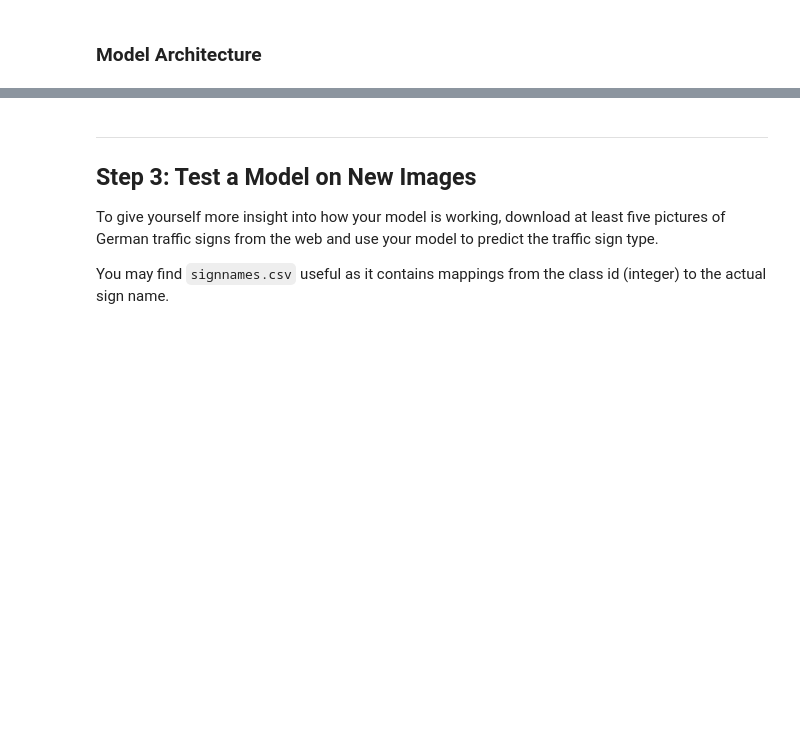
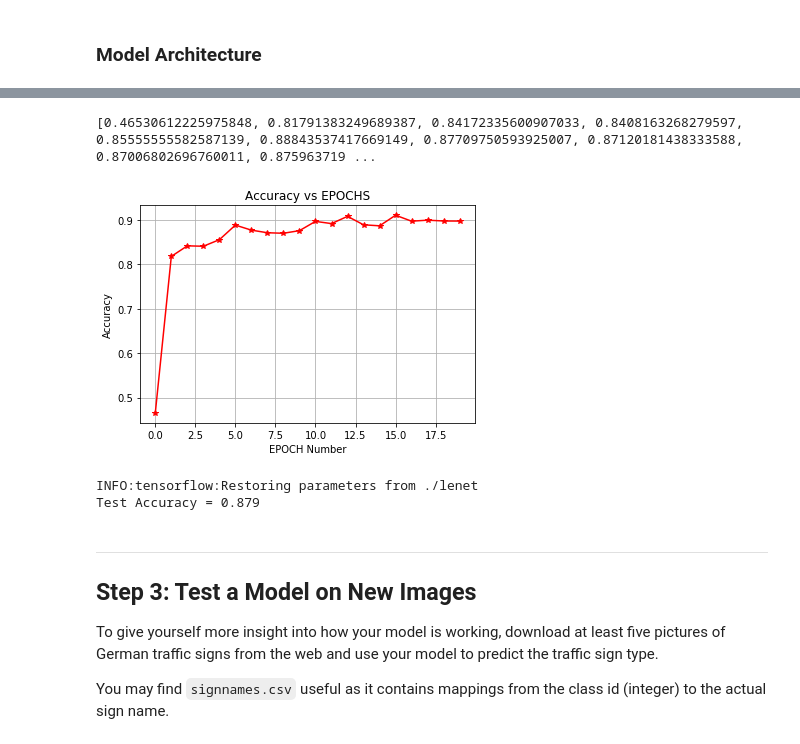
Before and after one commit to gvp-study/CarND-Traffic-Sign-Classifier-Project, a Jupyter notebook: Traffic_Sign_Classifier2.ipynb, the cells around one changed output, grey strips where cells are left out. Drawn from its saved outputs; the diff is of its cells as text; code cells hidden in the pictures; blank space fills up the shorter version.

```diff
--- a/Traffic_Sign_Classifier2.ipynb
+++ b/Traffic_Sign_Classifier2.ipynb
@@ -306,11 +367,11 @@ from tensorflow.contrib.layers import flatten
 def LeNet(x):
     # Arguments used for tf.truncated_normal, randomly defines variables for the weights and biases for each layer
     mu = 0
-    sigma = 0.01
+    sigma = 0.001
 
     # SOLUTION: Layer 1: Convolutional. Input = 32x32x3. Output = 28x28x6.
-    #conv1_W = tf.Variable(tf.truncated_normal(shape=(5, 5, 3, 6), mean = mu, stddev = sigma))
-    conv1_W = tf.Variable(tf.truncated_normal(shape=(3, 3, 3, 6), mean = mu, stddev = sigma))
+    conv1_W = tf.Variable(tf.truncated_normal(shape=(5, 5, 3, 6), mean = mu, stddev = sigma))
+    #conv1_W = tf.Variable(tf.truncated_normal(shape=(3, 3, 3, 6), mean = mu, stddev = sigma))
     conv1_b = tf.Variable(tf.zeros(6))
     conv1   = tf.nn.conv2d(x, conv1_W, strides=[1, 1, 1, 1], padding='VALID') + conv1_b
 
@@ -364,7 +425,7 @@ def LeNet(x):
 ### Calculate and
 x = tf.placeholder(tf.float32, (None, 32, 32, 3))
 y = tf.placeholder(tf.int32, (None))
-one_hot_y = tf.one_hot(y, 43)
+one_hot_y = tf.one_hot(y, n_classes)
 # %%
 ### report the accuracy on the training and validation set.
 ### Once a final model architecture is selected,
@@ -405,12 +466,14 @@ def evaluate(X_data, y_data):
 ### Train the model
 ###
 EPOCHS = 20
-BATCH_SIZE = 32
+BATCH_SIZE = 64
 from random import shuffle
 
+acclist = []
+
 with tf.Session() as sess:
-    #sess.run(tf.global_variables_initializer())
-    sess.run(tf.initialize_all_variables())
+    sess.run(tf.global_variables_initializer())
+    #sess.run(tf.initialize_all_variables())
     num_examples = len(X_train)
 
     print("Training...")
@@ -426,6 +489,7 @@ with tf.Session() as sess:
             sess.run(training_operation, feed_dict={x: batch_x, y: batch_y})
 
         validation_accuracy = evaluate(X_valid, y_valid)
+        acclist.append(validation_accuracy)
         print("EPOCH {} ...".format(i+1))
         print("Validation Accuracy = {:.3f}".format(validation_accuracy))
         print()
@@ -435,12 +517,28 @@ with tf.Session() as sess:
 # %%
 ###
 ### Evaluate the model
 ###
+print(acclist)
+fig = plt.figure()
+plt.plot(acclist, 'r*-')
+plt.xlabel('EPOCH Number')
+plt.ylabel('Accuracy')
+plt.title('Accuracy vs EPOCHS')
+plt.grid(True)
+plt.show()
+plt.close()
+fig.savefig('accuracy.png')
+
 with tf.Session() as sess:
     saver.restore(sess, tf.train.latest_checkpoint('.'))
 
     test_accuracy = evaluate(X_test, y_test)
     print("Test Accuracy = {:.3f}".format(test_accuracy))
+# %% [output]
+[0.46530612225975848, 0.81791383249689387, 0.84172335600907033, 0.8408163268279597, 0.85555555582587139, 0.88843537417669149, 0.87709750593925007, 0.87120181438333588, 0.87006802696760011, 0.875963719 ...
+[figure, added]
+INFO:tensorflow:Restoring parameters from ./lenet
+Test Accuracy = 0.879
 # %% [markdown]
 ---
 
```
Also changed, not shown: parts of 8 cells of this notebook.
